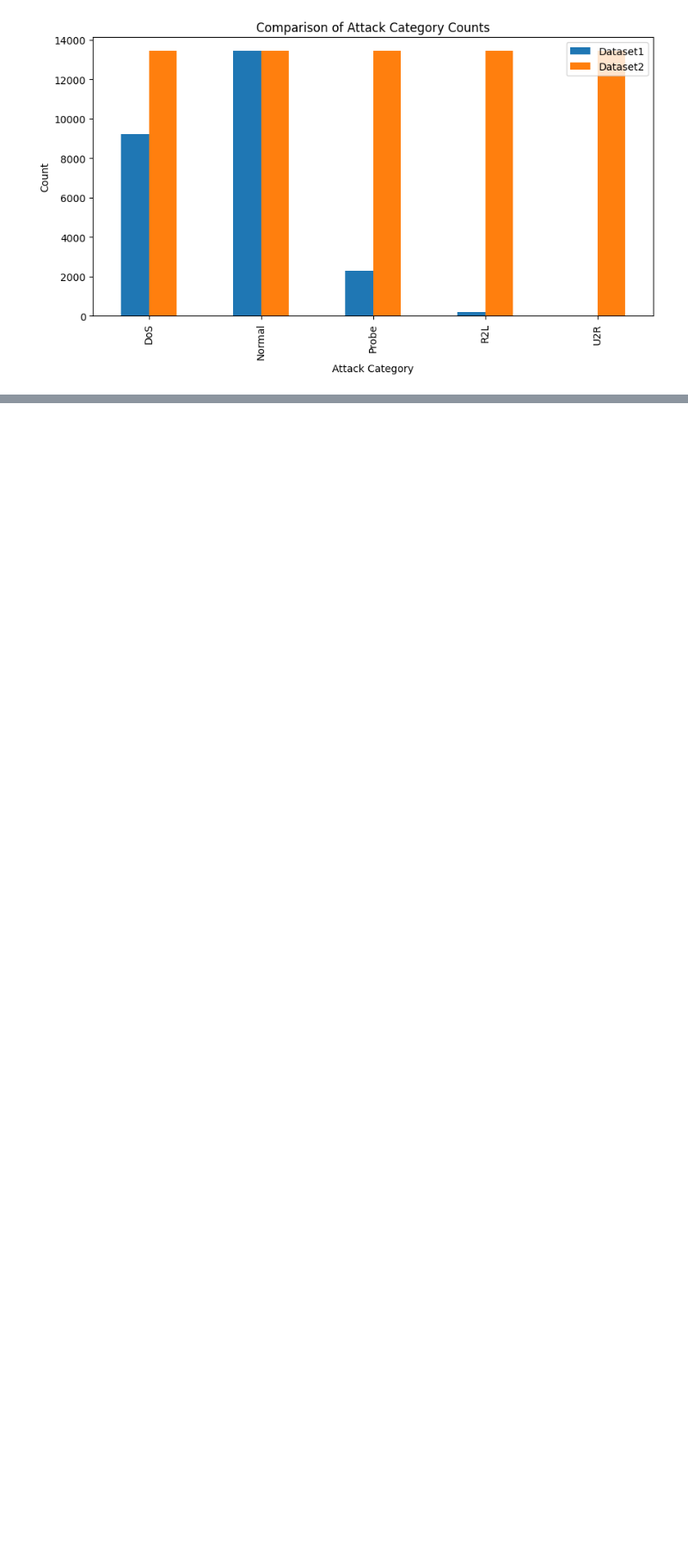
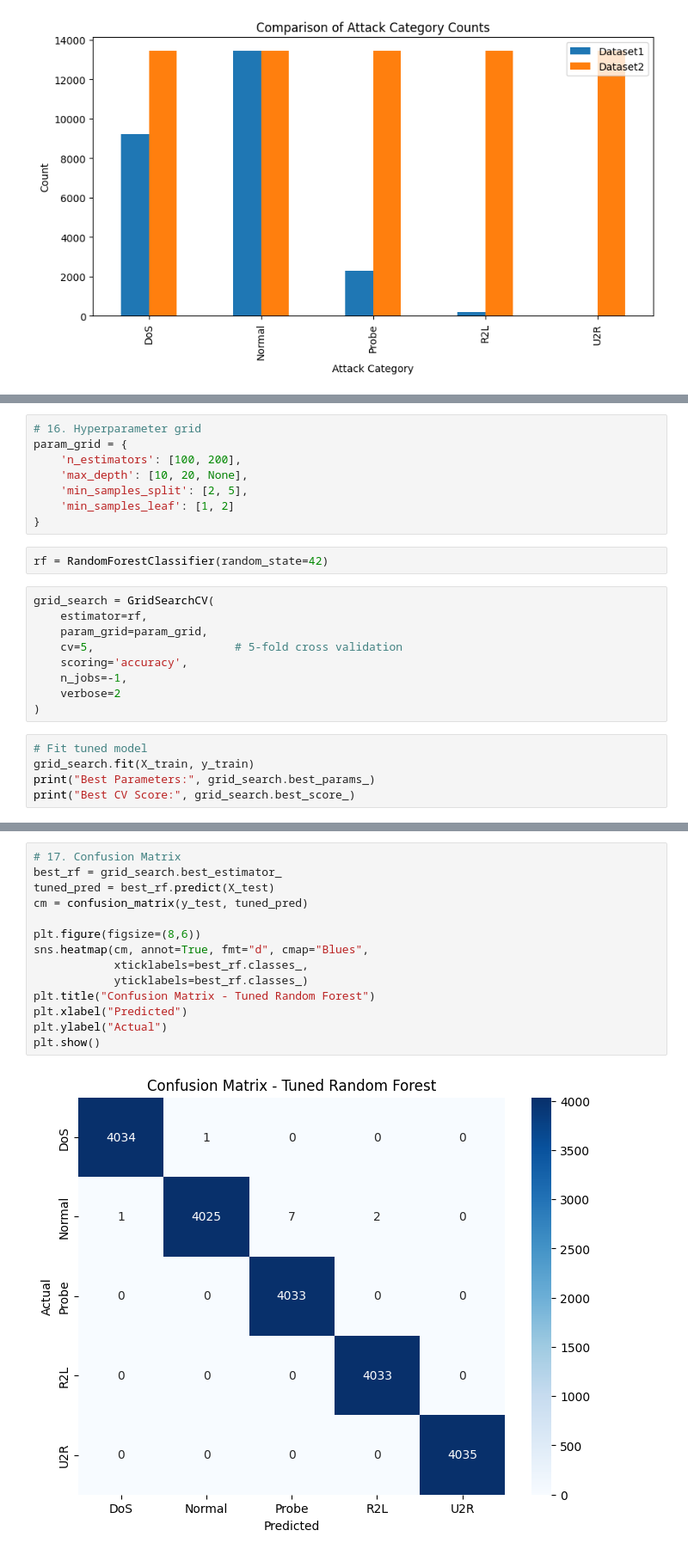
Before and after one commit to springboardmentor2507-alt/AI-Powered-NIDS, a Jupyter notebook: KDD1.ipynb, the cells around one changed output, grey strips where cells are left out. Shown at 86% size. Saved outputs shown, nothing was run; the diff lists cells and outputs as text; blank space fills up the shorter version.

```diff
--- a/KDD1.ipynb
+++ b/KDD1.ipynb
@@ -291,0 +412,24 @@ Name: count, dtype: int64
+# %%
+# 16. Hyperparameter grid
+param_grid = {
+    'n_estimators': [100, 200],
+    'max_depth': [10, 20, None],
+    'min_samples_split': [2, 5],
+    'min_samples_leaf': [1, 2]
+}
+# %%
+rf = RandomForestClassifier(random_state=42)
+# %%
+grid_search = GridSearchCV(
+    estimator=rf,
+    param_grid=param_grid,
+    cv=5,                     # 5-fold cross validation
+    scoring='accuracy',
+    n_jobs=-1,
+    verbose=2
+)
+# %%
+# Fit tuned model
+grid_search.fit(X_train, y_train)
+print("Best Parameters:", grid_search.best_params_)
+print("Best CV Score:", grid_search.best_score_)
@@ -291,0 +440,16 @@ Name: count, dtype: int64
+# %%
+# 17. Confusion Matrix
+best_rf = grid_search.best_estimator_
+tuned_pred = best_rf.predict(X_test)
+cm = confusion_matrix(y_test, tuned_pred)
+
+plt.figure(figsize=(8,6))
+sns.heatmap(cm, annot=True, fmt="d", cmap="Blues",
+            xticklabels=best_rf.classes_,
+            yticklabels=best_rf.classes_)
+plt.title("Confusion Matrix - Tuned Random Forest")
+plt.xlabel("Predicted")
+plt.ylabel("Actual")
+plt.show()
+# %% [output]
+[figure, added]
```
Also changed, not shown: parts of 39 cells of this notebook, 16 other files.
